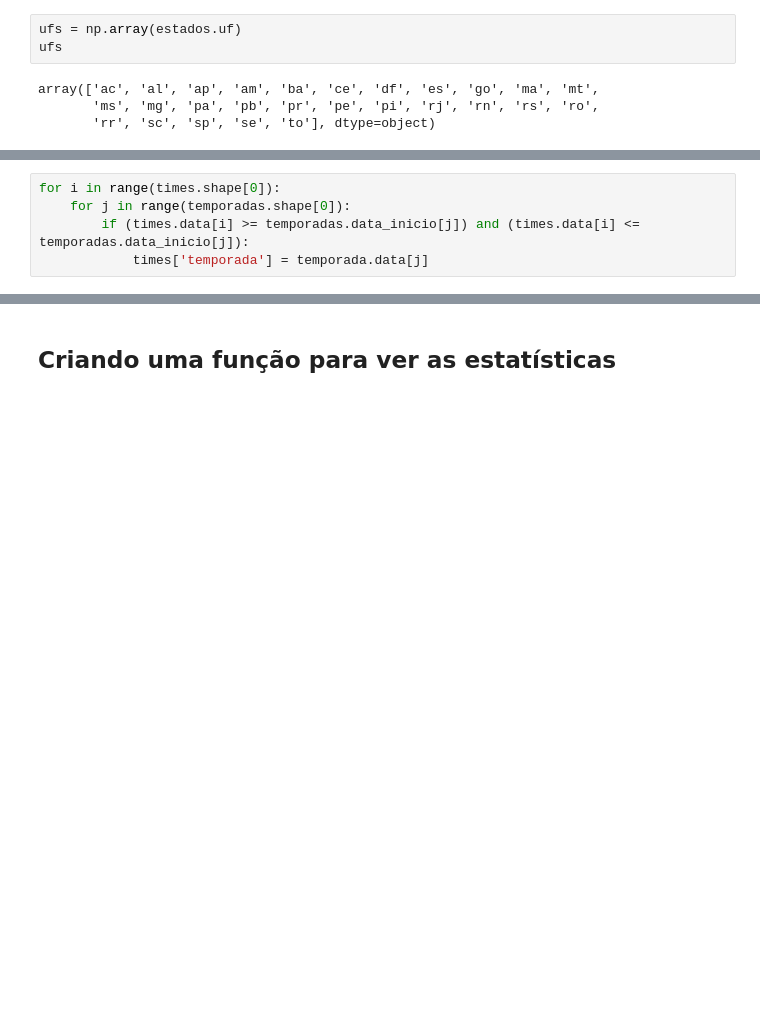
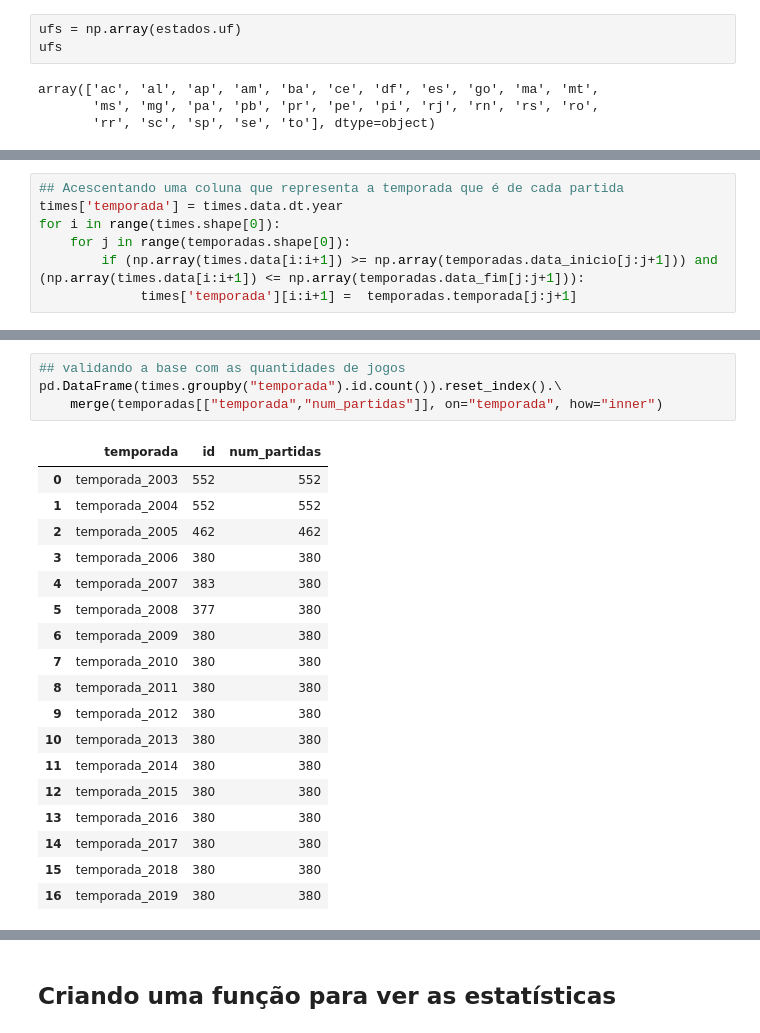
Before and after one commit to FelipeGBarreto/Campeonato_Brasileiro, a Jupyter notebook: BRASILEIRÃO.ipynb, the cells around one changed output, grey strips where cells are left out. Cells and saved outputs as stored; diff of their text form; blank space fills up the shorter version.

```diff
--- a/BRASILEIRÃO.ipynb
+++ b/BRASILEIRÃO.ipynb
@@ -207,5 +204,7 @@ temporadas[['temporada','data_inicio','data_fim']].head()
 # %%
+## Acescentando uma coluna que representa a temporada que é de cada partida
+times['temporada'] = times.data.dt.year
 for i in range(times.shape[0]):
     for j in range(temporadas.shape[0]):
-        if (times.data[i] >= temporadas.data_inicio[j]) and (times.data[i] <= temporadas.data_inicio[j]):
-            times['temporada'] = temporada.data[j]
+        if (np.array(times.data[i:i+1]) >= np.array(temporadas.data_inicio[j:j+1])) and (np.array(times.data[i:i+1]) <= np.array(temporadas.data_fim[j:j+1])):
+             times['temporada'][i:i+1] =  temporadas.temporada[j:j+1]
@@ -254,0 +211,23 @@ times[(times.data >= '2007-05-12') & (times.data <= '2007-12-02')].sort_values(b
+# %%
+## validando a base com as quantidades de jogos
+pd.DataFrame(times.groupby("temporada").id.count()).reset_index().\
+    merge(temporadas[["temporada","num_partidas"]], on="temporada", how="inner")
+# %% [output]
+|  | temporada | id | num_partidas |
+| 0 | temporada_2003 | 552 | 552 |
+| 1 | temporada_2004 | 552 | 552 |
+| 2 | temporada_2005 | 462 | 462 |
+| 3 | temporada_2006 | 380 | 380 |
+| 4 | temporada_2007 | 383 | 380 |
+| 5 | temporada_2008 | 377 | 380 |
+| 6 | temporada_2009 | 380 | 380 |
+| 7 | temporada_2010 | 380 | 380 |
+| 8 | temporada_2011 | 380 | 380 |
+| 9 | temporada_2012 | 380 | 380 |
+| 10 | temporada_2013 | 380 | 380 |
+| 11 | temporada_2014 | 380 | 380 |
+| 12 | temporada_2015 | 380 | 380 |
+| 13 | temporada_2016 | 380 | 380 |
+| 14 | temporada_2017 | 380 | 380 |
+| 15 | temporada_2018 | 380 | 380 |
+| 16 | temporada_2019 | 380 | 380 |
```
Also changed, not shown: parts of 31 cells of this notebook.
